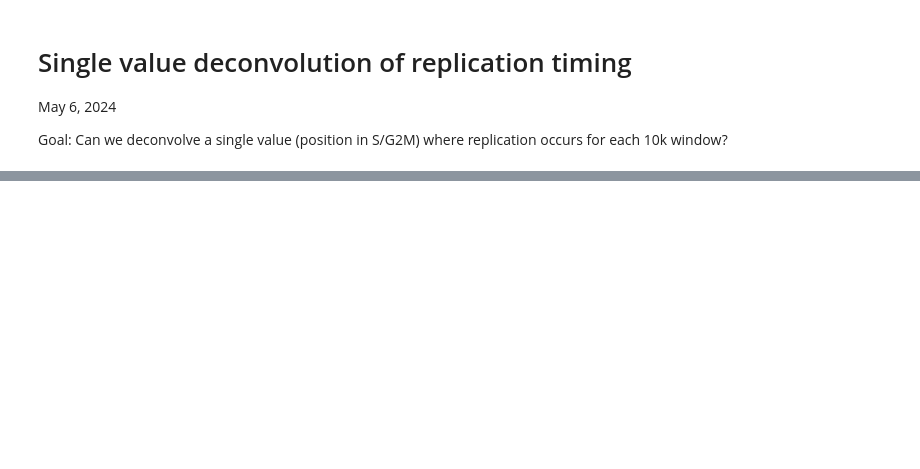
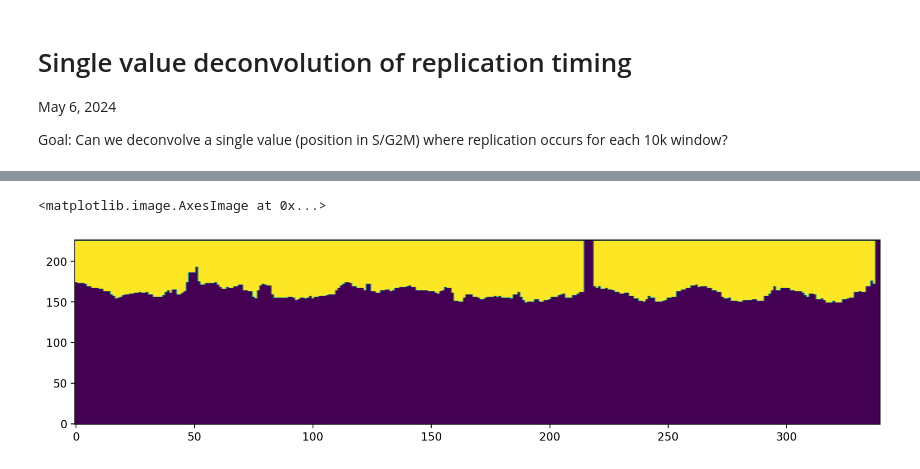
Before and after one commit to HarteminkLab/cell-cycle-deconv, a Jupyter notebook: 0_Single_Variable_Replication_Deconvolution.ipynb, the cells around one changed output, grey strips where cells are left out. Saved outputs shown, nothing was run; the diff lists cells and outputs as text; code cells hidden in the pictures; blank space fills up the shorter version.

```diff
--- a/0_Single_Variable_Replication_Deconvolution.ipynb
+++ b/0_Single_Variable_Replication_Deconvolution.ipynb
@@ -21,5 +21,6 @@ from src.mnase_replication_timing_analysis import MNaseOriginAnalysis
 mnase_analysis_rep1 = MNaseOriginAnalysis(replicate=1)
 mnase_analysis_rep1.compute_bin_curves()
 
-# Now let's see how this model handles real data
+mnase_analysis_rep2 = MNaseOriginAnalysis(replicate=2)
+mnase_analysis_rep2.compute_bin_curves()
 # %% [output]
@@ -30,4 +33,4 @@ mnase_analysis_rep1.compute_replication_timing()
 from src.stepwise_replication_solver import StepReplicationChromatinDeconvolveSolver
 
 # todo: add replication 2
-solver = StepReplicationChromatinDeconvolveSolver(mnase_analysis_rep1, mnase_analysis_rep1)
+solver = StepReplicationChromatinDeconvolveSolver(mnase_analysis_rep1, mnase_analysis_rep2)
@@ -45,0 +37,28 @@ timer.print_time()
+# %%
+solver.set_chrom(10)
+# %%
+from src.timer import Timer
+
+"""
+Deconvolve all of the bins for a chromosome one at a time. The
+deconvolved problem runs faster by running the solver independently
+rather than all together. Possibly because the solver doesn't recognize
+the independence of the different problems..
+
+todo: is this true for the chromatin gene deconvolutions as well?
+"""
+timer = Timer()
+
+n = len(solver.chr_genes)
+
+all_fs = None
+for bin_idx in np.arange(n):
+    solver.select_bins([bin_idx])
+    solver.solve(verbose=False)
+    if bin_idx % 10 == 0:
+        timer.print_time(f"{bin_idx}/{n}")
+    current_f = solver.f
+    if bin_idx == 0:
+        all_fs = np.zeros((n, current_f.shape[0]))
+    all_fs[bin_idx] = current_f.flatten()
+all_fs = all_fs.T
@@ -46 +83,7 @@ timer.print_time()
+# %%
+plt.figure(figsize=(13, 3))
+plt.imshow(all_fs, origin='lower', aspect='auto')
+# %% [output]
+<matplotlib.image.AxesImage at 0x...>
+[figure, added]
 # %%
```
Also changed, not shown: parts of 12 cells of this notebook, 1 other file.
